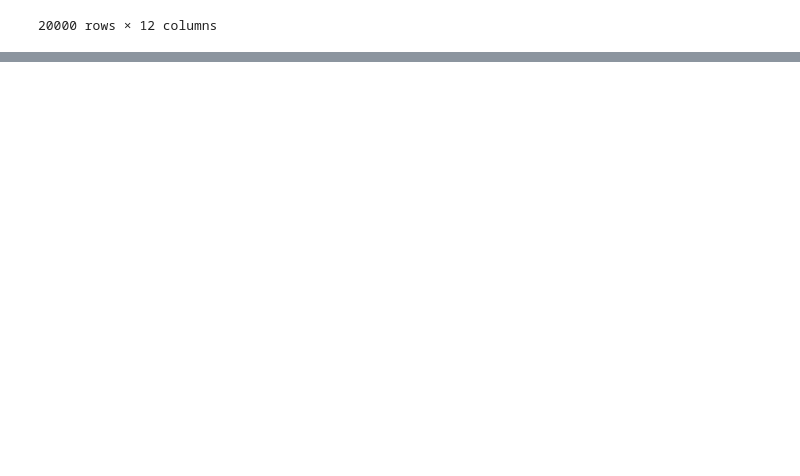
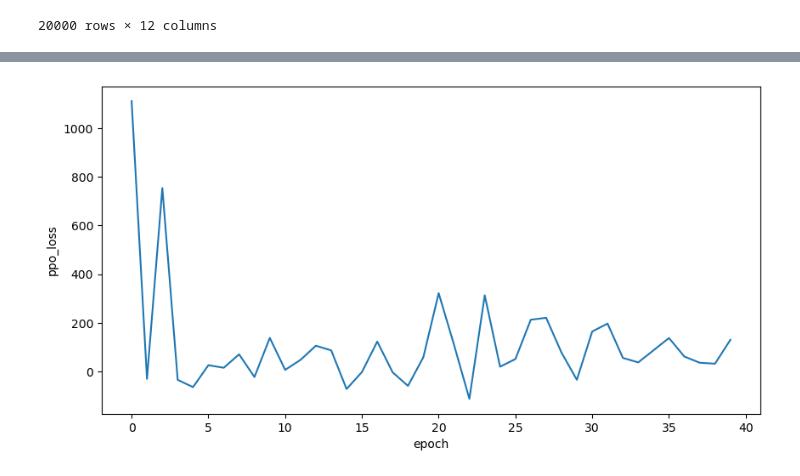
Before and after one commit to Zhou-spec/Futures-Trading, a Jupyter notebook: trading_signal.ipynb, the cells around one changed output, grey strips where cells are left out. Drawn from its saved outputs; the diff is of its cells as text; code cells hidden in the pictures; blank space fills up the shorter version.

```diff
--- a/trading_signal.ipynb
+++ b/trading_signal.ipynb
@@ -93,10 +82,10 @@ transform_dataframe(train_data, window_size=10)
 # import the random forest classifier
 from sklearn.ensemble import RandomForestClassifier
 
-X = renewed_train_data[renewed_train_data.columns[:-1]]
-y = renewed_train_data[renewed_train_data.columns[-1]]
+X = new_train_data[new_train_data.columns[:-1]]
+y = new_train_data[new_train_data.columns[-1]]
 
-clf = RandomForestClassifier(n_estimators=100, max_depth=2, random_state=0, n_jobs=-1)
+clf = RandomForestClassifier(n_estimators=100, max_depth=5, random_state=0, n_jobs=-1)
 clf.fit(X, y)
 
 # check the accuracy
@@ -117,0 +237,11 @@ data['label'] = data['mid_price_change'].apply(lambda x: 1 if x > 0 else 0)
+# %%
+test_data = test_data.to(device)
+policy_network = Network(16, 3, nn.Softmax())
+value_network = Network(16, 1)
+policy_network = nn.DataParallel(policy_network)
+value_network = nn.DataParallel(value_network)
+policy_network.to(device)
+value_network.to(device)
+
+policy_optimizer = optim.Adam(policy_network.parameters(), lr=0.05)
+value_optimizer = optim.Adam(value_network.parameters(), lr=0.05)
@@ -117,0 +345,19 @@ data['label'] = data['mid_price_change'].apply(lambda x: 1 if x > 0 else 0)
+# %%
+for iteration in range(num_iter):
+    print("iteration: ", iteration)
+    value_loss = train_value_network(value_network, policy_network, test_data, value_optimizer, 0.9, epochs = 1)
+    value_losses += value_loss
+    new_policy_network = Network(16, 3, activation = nn.Softmax()).to(device)
+    new_policy_network.load_state_dict(policy_network.state_dict(), strict=False)
+    new_policy_network = nn.DataParallel(new_policy_network)
+    new_policy_optimizer = optim.Adam(new_policy_network.parameters(), lr = 0.05)
+
+    ppo_train(new_policy_network, policy_network, value_network, new_policy_optimizer, test_data, batch_size = 1, epochs = 1, epsilon = 0.1, gamma = 0.99)
+    policy_network = new_policy_network
+
+    print('this is value loss')
+    print(value_losses[-1])
+    loss = ppo_loss(policy_network, oldest_policy_network, value_network, test_data, 5, epsilon=0.2, gamma = 0.99)
+    ppo.append(loss.item())
+    print('this is ppo loss')
+    print(ppo[-1])
@@ -117,0 +383,8 @@ data['label'] = data['mid_price_change'].apply(lambda x: 1 if x > 0 else 0)
+# %%
+plt.figure(figsize=(10, 5))
+plt.plot(np.arange(len(ppo)), ppo)
+plt.ylabel('ppo_loss')
+plt.xlabel('epoch')
+plt.show()
+# %% [output]
+[figure, added]
```
Also changed, not shown: parts of 13 cells of this notebook, 1 other file.
